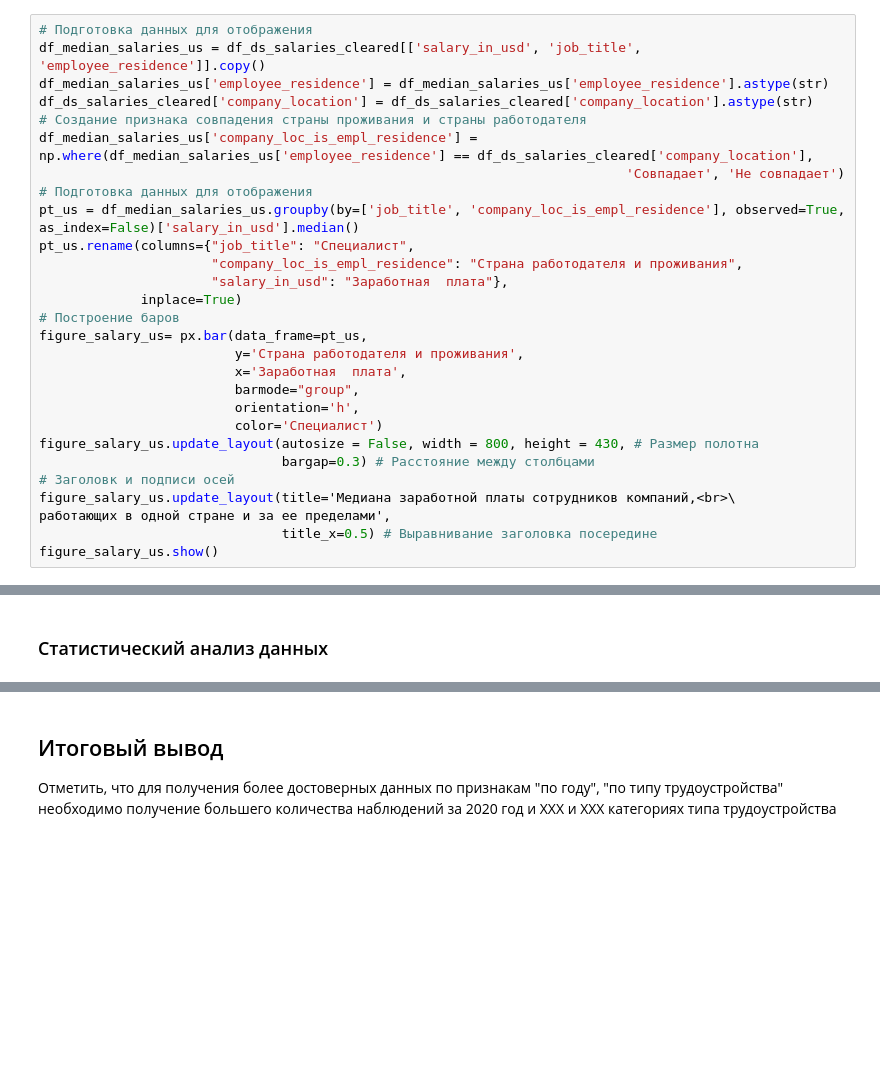
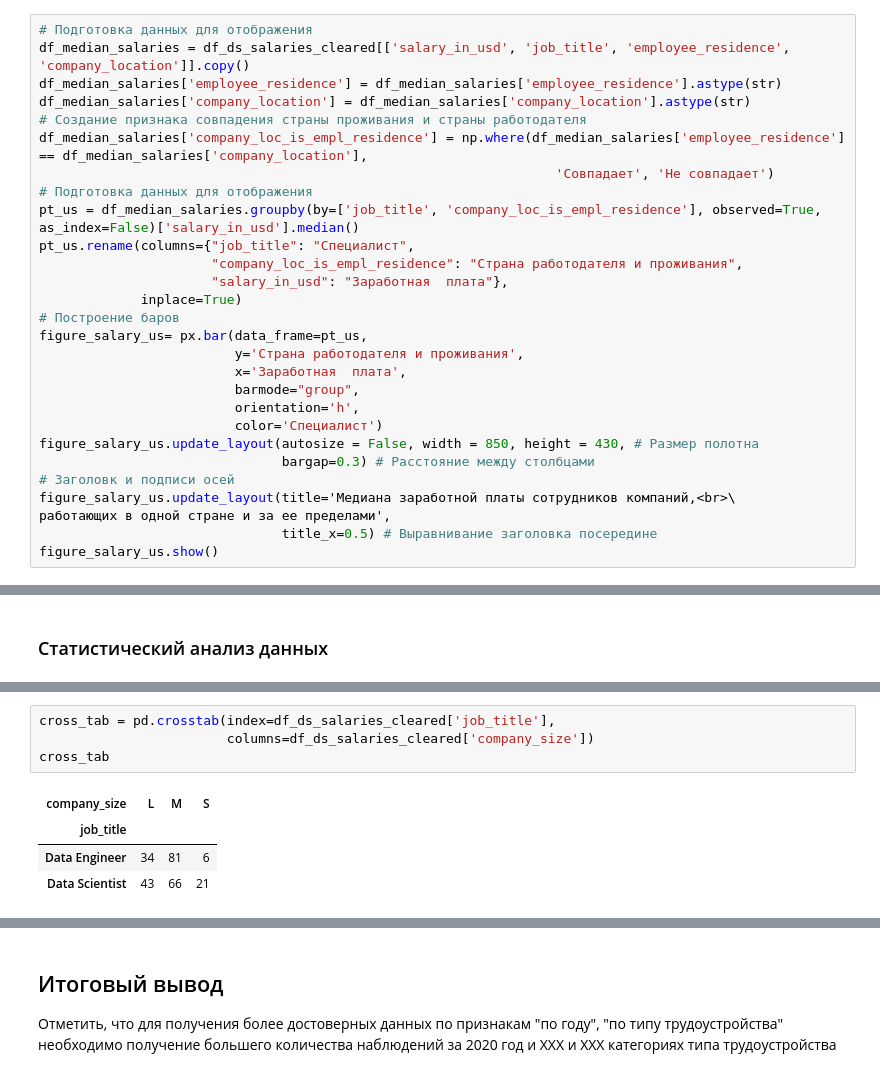
Before and after one commit to al-ogr/sf_data_science_hw, a Jupyter notebook: HW-03/HW-03.ipynb, the cells around one changed output, grey strips where cells are left out. Cells and saved outputs as stored; diff of their text form; blank space fills up the shorter version.

```diff
--- a/HW-03/HW-03.ipynb
+++ b/HW-03/HW-03.ipynb
@@ -660,13 +696,13 @@ figure_salaries_remote_ratio.show()
 # %%
 # Подготовка данных для отображения
-df_median_salaries_us = df_ds_salaries_cleared[['salary_in_usd', 'job_title', 'employee_residence']].copy()
-df_median_salaries_us['employee_residence'] = df_median_salaries_us['employee_residence'].astype(str)
-df_ds_salaries_cleared['company_location'] = df_ds_salaries_cleared['company_location'].astype(str)
+df_median_salaries = df_ds_salaries_cleared[['salary_in_usd', 'job_title', 'employee_residence', 'company_location']].copy()
+df_median_salaries['employee_residence'] = df_median_salaries['employee_residence'].astype(str)
+df_median_salaries['company_location'] = df_median_salaries['company_location'].astype(str)
 # Создание признака совпадения страны проживания и страны работодателя
-df_median_salaries_us['company_loc_is_empl_residence'] = np.where(df_median_salaries_us['employee_residence'] == df_ds_salaries_cleared['company_location'],
-                                                                           'Совпадает', 'Не совпадает')
+df_median_salaries['company_loc_is_empl_residence'] = np.where(df_median_salaries['employee_residence'] == df_median_salaries['company_location'],
+                                                                  'Совпадает', 'Не совпадает')
 # Подготовка данных для отображения
-pt_us = df_median_salaries_us.groupby(by=['job_title', 'company_loc_is_empl_residence'], observed=True, as_index=False)['salary_in_usd'].median()
+pt_us = df_median_salaries.groupby(by=['job_title', 'company_loc_is_empl_residence'], observed=True, as_index=False)['salary_in_usd'].median()
 pt_us.rename(columns={"job_title": "Специалист",
                       "company_loc_is_empl_residence": "Страна работодателя и проживания",
                       "salary_in_usd": "Заработная  плата"},
@@ -678,7 +714,7 @@ figure_salary_us= px.bar(data_frame=pt_us,
                          barmode="group",
                          orientation='h',
                          color='Специалист')
-figure_salary_us.update_layout(autosize = False, width = 800, height = 430, # Размер полотна
+figure_salary_us.update_layout(autosize = False, width = 850, height = 430, # Размер полотна
                                bargap=0.3) # Расстояние между столбцами
 # Заголовк и подписи осей
 figure_salary_us.update_layout(title='Медиана заработной платы сотрудников компаний,<br>\
@@ -736,0 +994,9 @@ figure_salary_us.show()
+# %%
+cross_tab = pd.crosstab(index=df_ds_salaries_cleared['job_title'],
+                        columns=df_ds_salaries_cleared['company_size'])
+cross_tab
+# %% [output]
+| company_size | L | M | S |
+| job_title |  |  |  |
+| Data Engineer | 34 | 81 | 6 |
+| Data Scientist | 43 | 66 | 21 |
```
Also changed, not shown: parts of 82 cells of this notebook.
